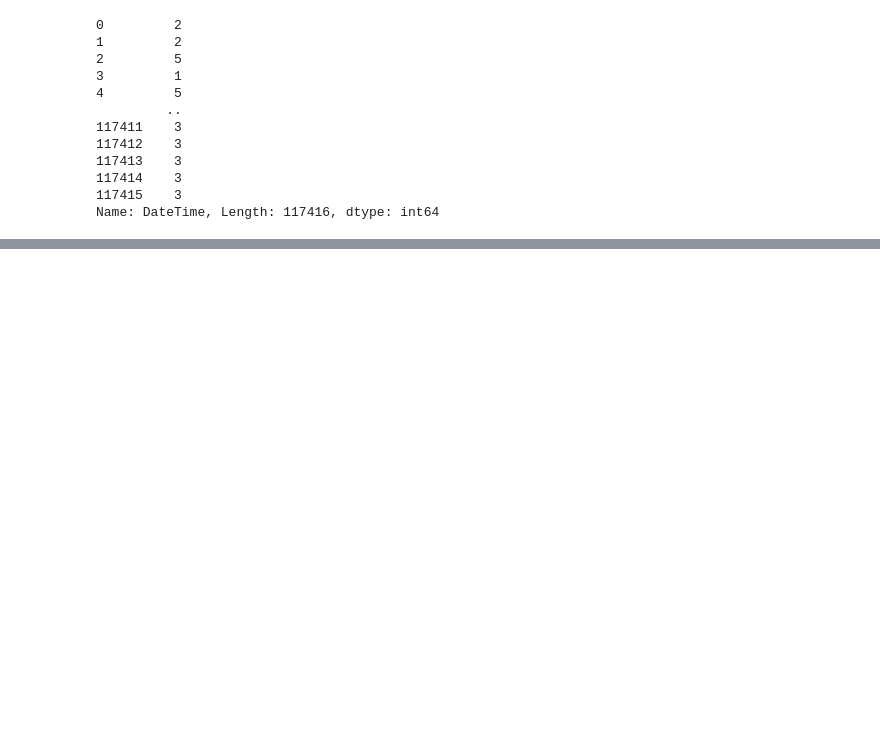
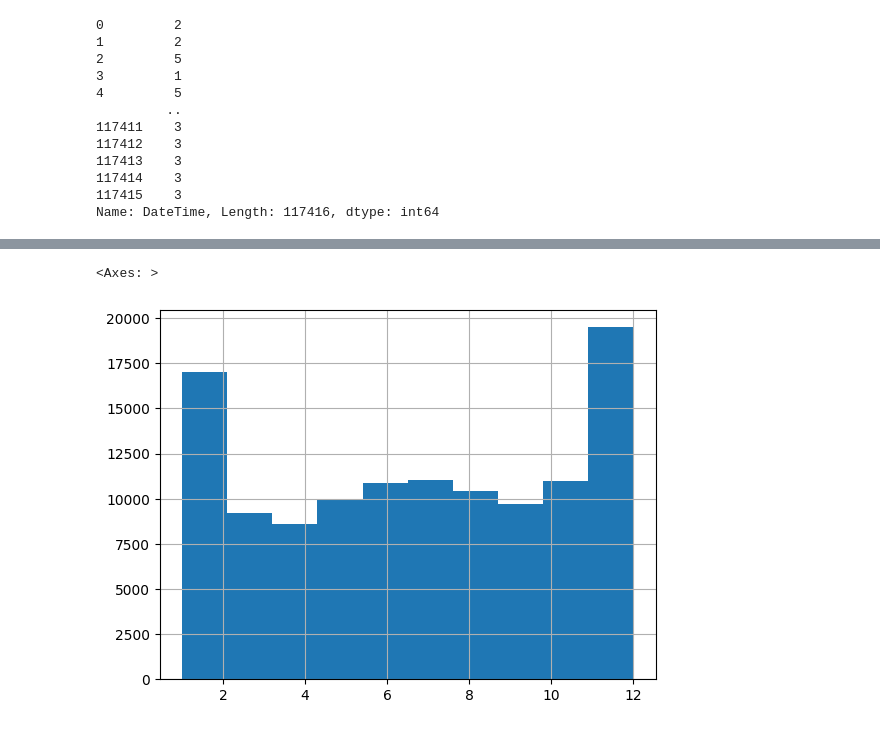
Before and after one commit to JhonnyLimachi/Sigmoidal, a Jupyter notebook: 30_Feature_Engineering.ipynb, the cells around one changed output, grey strips where cells are left out. Saved outputs shown, nothing was run; the diff lists cells and outputs as text; code cells hidden in the pictures; blank space fills up the shorter version.

```diff
--- a/30_Feature_Engineering.ipynb
+++ b/30_Feature_Engineering.ipynb
@@ -173,3 +173,8 @@ df.head()
 | 2 | A720371 | Moose | 2016-02-13 17:59:00 | 02/13/2016 05:59:00 PM | 10/08/2015 | Adoption | NaN | Dog | ... |
 | 3 | A674754 | NaN | 2014-03-18 11:47:00 | 03/18/2014 11:47:00 AM | 03/12/2014 | Transfer | Partner | Cat | ... |
 | 4 | A689724 | *Donatello | 2014-10-18 18:52:00 | 10/18/2014 06:52:00 PM | 08/01/2014 | Adoption | NaN | Cat | ... |
+# %%
+df.month.hist()
+# %% [output]
+<Axes: >
+[figure, added]
```
Also changed, not shown: parts of 2 cells of this notebook.
